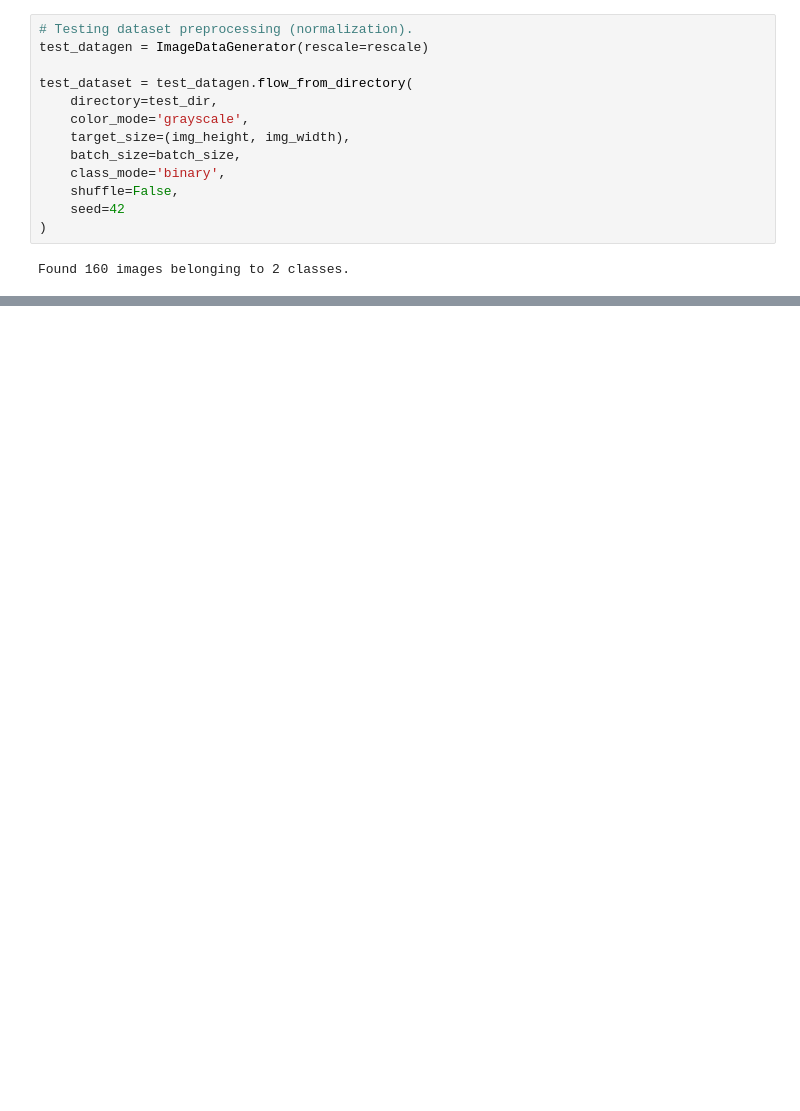
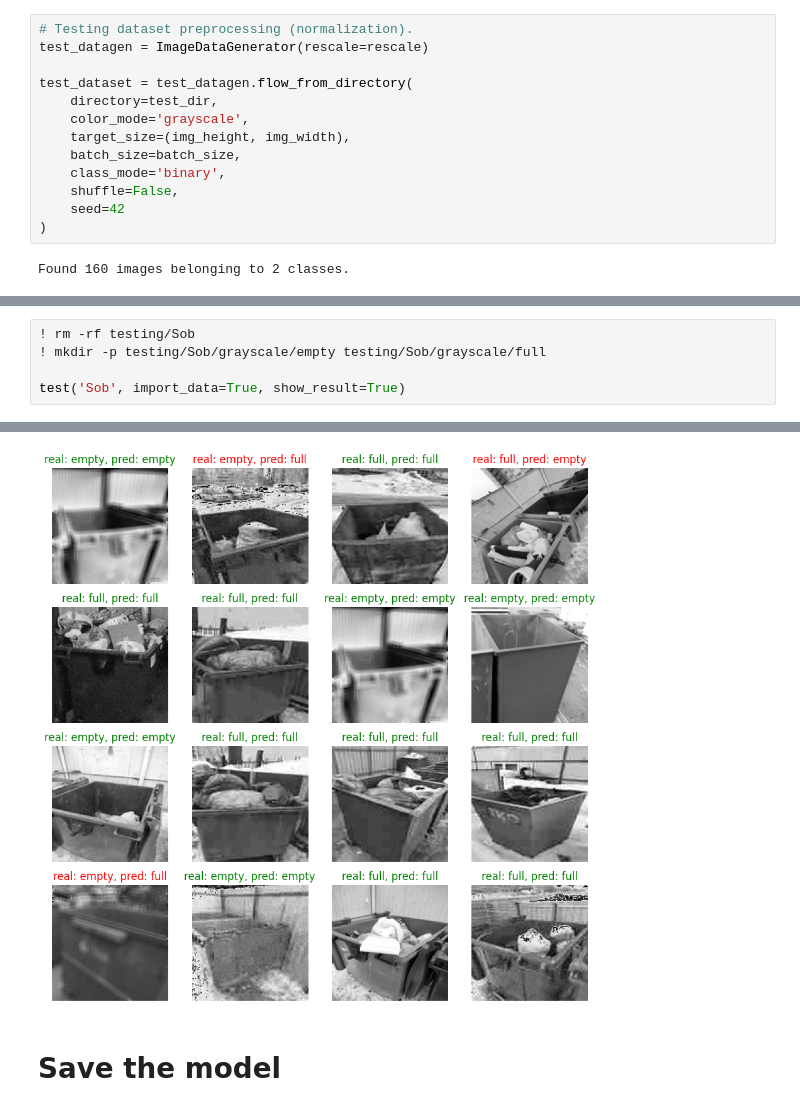
Before and after one commit to iishutov/CV-Project, a Jupyter notebook: ml_project.ipynb, the cells around one changed output, grey strips where cells are left out. Drawn from its saved outputs; the diff is of its cells as text; blank space fills up the shorter version.

```diff
--- a/ml_project.ipynb
+++ b/ml_project.ipynb
@@ -330,0 +305,6 @@ Found 186 images belonging to 2 classes.
+# %%
+! rm -rf testing/Sob
+! mkdir -p testing/Sob/grayscale/empty testing/Sob/grayscale/full
+
+test('Sob', import_data=True, show_result=True)
+# %% [output]
@@ -330,0 +314,3 @@ Found 186 images belonging to 2 classes.
+[figure, added]
+# %% [markdown]
+# Save the model
```
Also changed, not shown: parts of 27 cells of this notebook.
